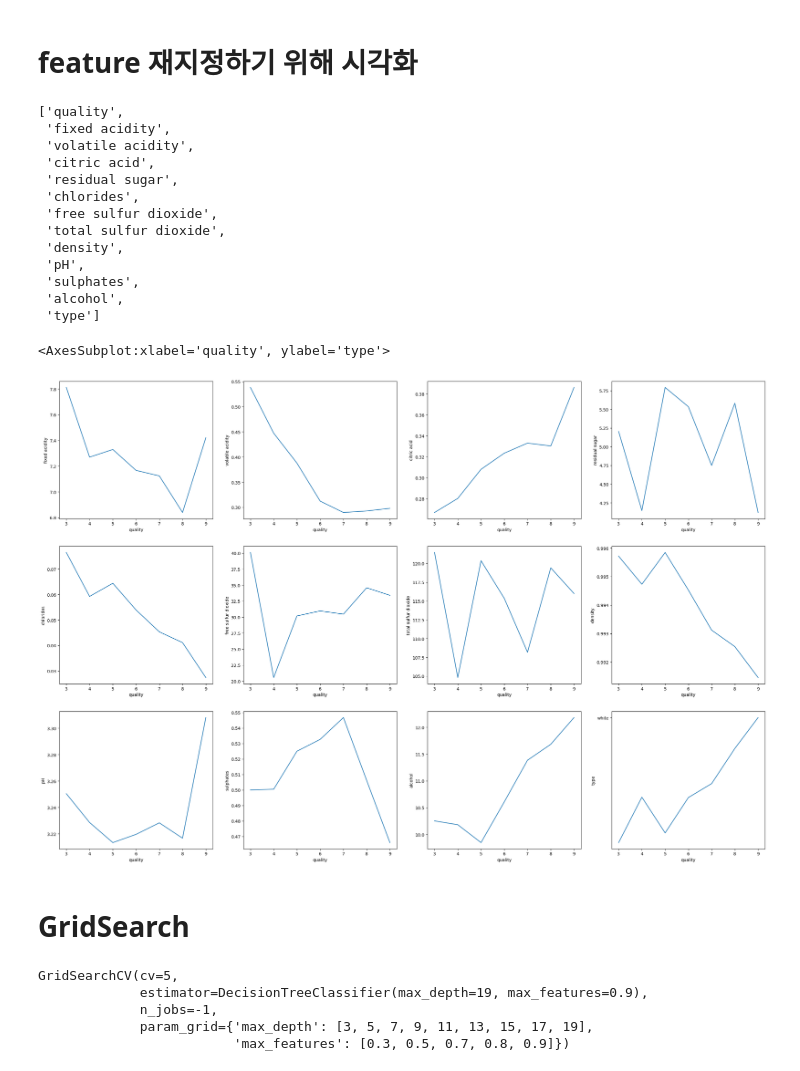
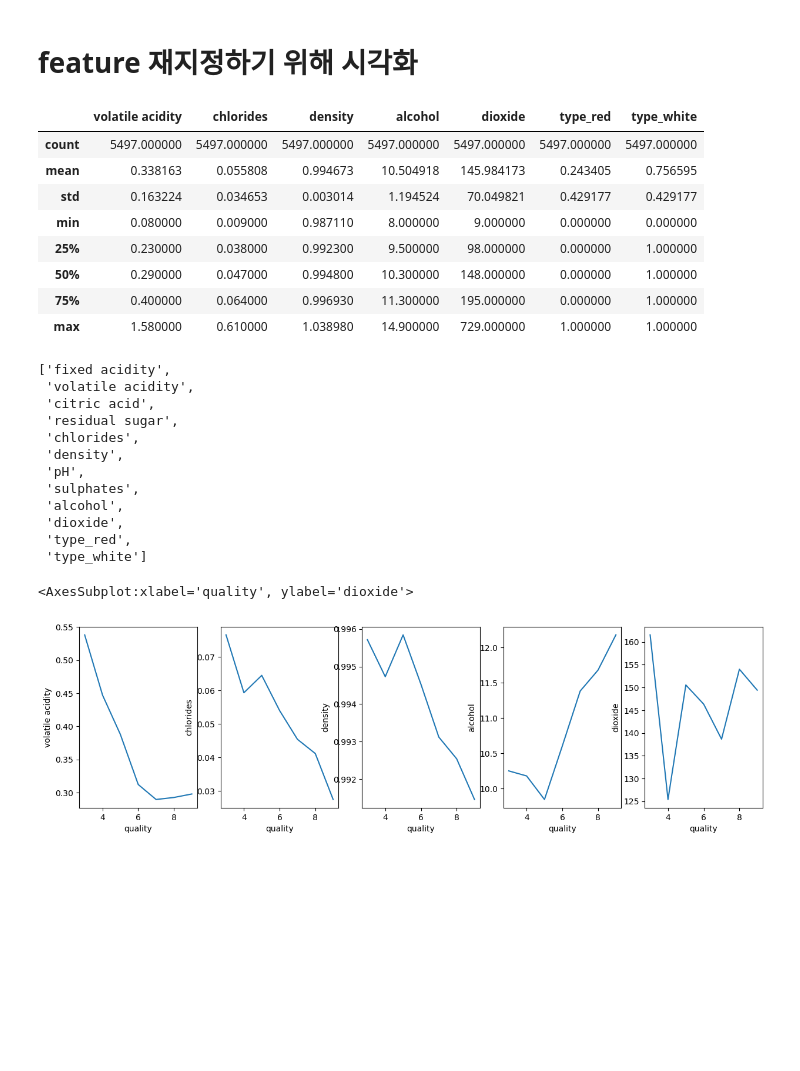
Before and after one commit to wumusill/AI_School, a Jupyter notebook: Project/MiniP3/MidP3.ipynb, the cells around one changed output. Drawn from its saved outputs; the diff is of its cells as text; code cells hidden in the pictures; blank space fills up the shorter version.

```diff
--- a/Project/MiniP3/MidP3.ipynb
+++ b/Project/MiniP3/MidP3.ipynb
@@ -279,0 +320,8 @@ sns.barplot(x=model.feature_importances_, y=model.feature_names_in_)
+# %%
+from sklearn.model_selection import GridSearchCV
+
+max_depth = list(range(3, 20, 2))
+max_features = [0.3, 0.5, 0.7, 0.8, 0.9]
+min_samples_leaf = [1, 2, 3, 4, 5]
+
+parameters = {"max_depth":max_depth, "max_features":max_features, "min_samples_leaf":min_samples_leaf}
@@ -279,0 +349,4 @@ sns.barplot(x=model.feature_importances_, y=model.feature_names_in_)
+# %%
+clf_rf = GridSearchCV(Forest_model, parameters, n_jobs=-1, cv=5)
+clf_rf.fit(X_train, y_train)
+clf_rf.best_estimator_
@@ -317,3 +392,7 @@ valid_accuracy
 ## LGBM
 # %%
 from lightgbm import LGBMClassifier
+# %%
+model = LGBMClassifier(max_depth=9, feature_fraction=0.8, reg_lambda=0.2, n_estimators=400,
+                       reg_alpha=0.9)
+model.fit(X_train, y_train)
@@ -334,38 +585,47 @@ valid_accuracy
 # %% [markdown]
 # feature 재지정하기 위해 시각화
+# %%
+X_train.describe()
+# %% [output]
+|  | volatile acidity | chlorides | density | alcohol | dioxide | type_red | type_white |
+| count | 5497.000000 | 5497.000000 | 5497.000000 | 5497.000000 | 5497.000000 | 5497.000000 | 5497.000000 |
+| mean | 0.338163 | 0.055808 | 0.994673 | 10.504918 | 145.984173 | 0.243405 | 0.756595 |
+| std | 0.163224 | 0.034653 | 0.003014 | 1.194524 | 70.049821 | 0.429177 | 0.429177 |
+| min | 0.080000 | 0.009000 | 0.987110 | 8.000000 | 9.000000 | 0.000000 | 0.000000 |
+| 25% | 0.230000 | 0.038000 | 0.992300 | 9.500000 | 98.000000 | 0.000000 | 1.000000 |
+| 50% | 0.290000 | 0.047000 | 0.994800 | 10.300000 | 148.000000 | 0.000000 | 1.000000 |
+| 75% | 0.400000 | 0.064000 | 0.996930 | 11.300000 | 195.000000 | 0.000000 | 1.000000 |
+| max | 1.580000 | 0.610000 | 1.038980 | 14.900000 | 729.000000 | 1.000000 | 1.000000 |
 # %%
-col_list = train.columns.tolist()
+col_list = X_train.columns.tolist()
 col_list
 # %% [output]
-['quality',
- 'fixed acidity',
+['fixed acidity',
  'volatile acidity',
  'citric acid',
  'residual sugar',
  'chlorides',
- 'free sulfur dioxide',
- 'total sulfur dioxide',
  'density',
  'pH',
  'sulphates',
  'alcohol',
- 'type']
+ 'dioxide',
+ 'type_red',
+ 'type_white']
 # %%
-fig, ax = plt.subplots(3, 4, figsize=(30, 20))
-sns.lineplot(data=train, x="quality", y=col_list[1], errorbar=None, ax=ax[0, 0])
-sns.lineplot(data=train, x="quality", y=col_list[2], errorbar=None, ax=ax[0, 1])
-sns.lineplot(data=train, x="quality", y=col_list[3], errorbar=None, ax=ax[0, 2])
-sns.lineplot(data=train, x="quality", y=col_list[4], errorbar=None, ax=ax[0, 3])
-sns.lineplot(data=train, x="quality", y=col_list[5], errorbar=None, ax=ax[1, 0])
-sns.lineplot(data=train, x="quality", y=col_list[6], errorbar=None, ax=ax[1, 1])
-sns.lineplot(data=train, x="quality", y=col_list[7], errorbar=None, ax=ax[1, 2])
-sns.lineplot(data=train, x="quality", y=col_list[8], errorbar=None, ax=ax[1, 3])
-sns.lineplot(data=train, x="quality", y=col_list[9], errorbar=None, ax=ax[2, 0])
-sns.lineplot(data=train, x="quality", y=col_list[10], errorbar=None, ax=ax[2, 1])
-sns.lineplot(data=train, x="quality", y=col_list[11], errorbar=None, ax=ax[2, 2])
-sns.lineplot(data=train, x="quality", y=col_list[12], errorbar=None, ax=ax[2, 3])
+fig, ax = plt.subplots(1, 5, figsize=(15, 4))
+sns.lineplot(data=train, x="quality", y=col_list[0], errorbar=None, ax=ax[0])
+sns.lineplot(data=train, x="quality", y=col_list[1], errorbar=None, ax=ax[1])
+sns.lineplot(data=train, x="quality", y=col_list[2], errorbar=None, ax=ax[2])
+sns.lineplot(data=train, x="quality", y=col_list[3], errorbar=None, ax=ax[3])
+sns.lineplot(data=train, x="quality", y=col_list[4], errorbar=None, ax=ax[4])
+# sns.lineplot(data=train, x="quality", y=col_list[5], errorbar=None, ax=ax[1, 1])
+# sns.lineplot(data=train, x="quality", y=col_list[6], errorbar=None, ax=ax[1, 2])
+# sns.lineplot(data=train, x="quality", y=col_list[8], errorbar=None, ax=ax[1, 3])
+# sns.lineplot(data=train, x="quality", y=col_list[9], errorbar=None, ax=ax[2, 0])
+# sns.lineplot(data=train, x="quality", y=col_list[10], errorbar=None, ax=ax[2, 1])
+# sns.lineplot(data=train, x="quality", y=col_list[11], errorbar=None, ax=ax[2, 2])
+# sns.lineplot(data=train, x="quality", y=col_list[12], errorbar=None, ax=ax[2, 3])
 # %% [output]
-<AxesSubplot:xlabel='quality', ylabel='type'>
+<AxesSubplot:xlabel='quality', ylabel='dioxide'>
-[figure, old version]
+[figure, new version]
-# %% [markdown]
-# GridSearch
@@ -378,9 +631,0 @@ parameters = {"max_depth":max_depth, "max_features":max_features}
-# %%
-clf = GridSearchCV(model, parameters, n_jobs=-1, cv=5)
-clf.fit(X_train, y_train)
-# %% [output]
-GridSearchCV(cv=5,
-             estimator=DecisionTreeClassifier(max_depth=19, max_features=0.9),
-             n_jobs=-1,
-             param_grid={'max_depth': [3, 5, 7, 9, 11, 13, 15, 17, 19],
-                         'max_features': [0.3, 0.5, 0.7, 0.8, 0.9]})
```
Also changed, not shown: parts of 81 cells of this notebook.
